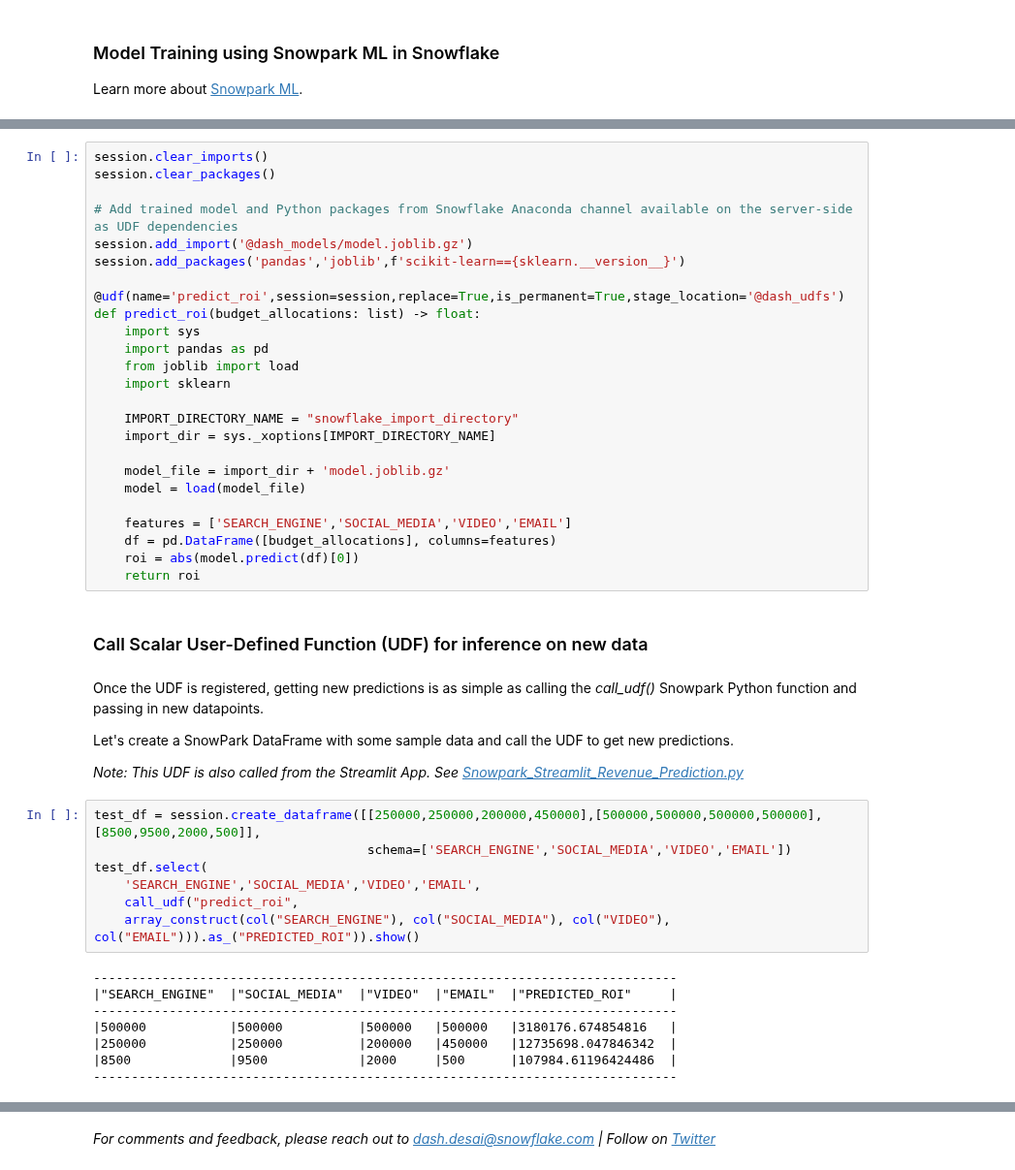
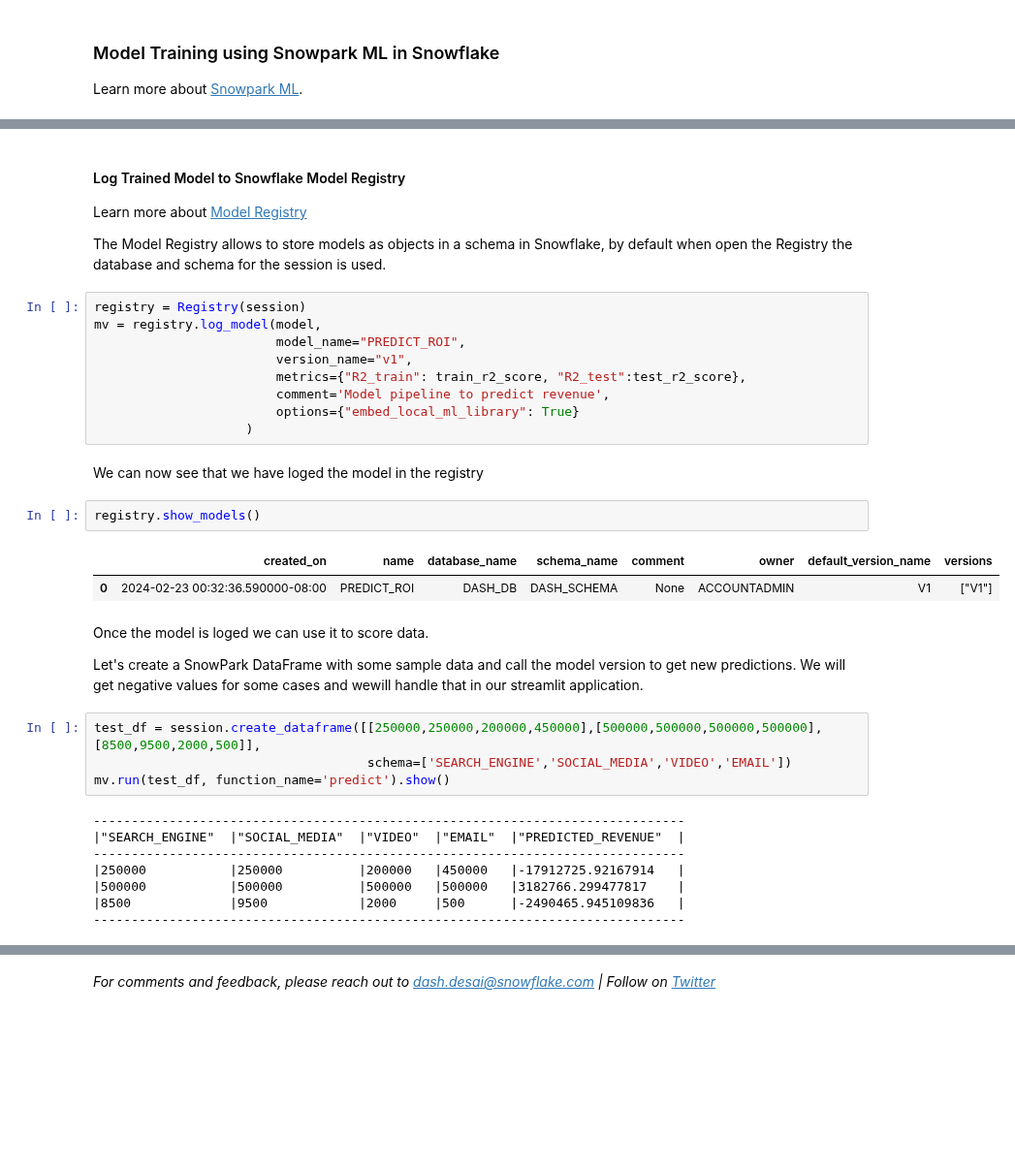
Before and after one commit to Snowflake-Labs/sfguide-getting-started-dataengineering-ml-snowpark-python, a Jupyter notebook: Snowpark_For_Python_ML.ipynb, the cells around one changed output, grey strips where cells are left out. Shown at 97% size. Drawn from its saved outputs; the diff is of its cells as text; blank space fills up the shorter version.

```diff
--- a/Snowpark_For_Python_ML.ipynb
+++ b/Snowpark_For_Python_ML.ipynb
@@ -181,48 +162,37 @@ TIP: Learn more about [Snowpark Python User-Defined Functions](https://docs.snow
-# %%
-session.clear_imports()
-session.clear_packages()
-
-# Add trained model and Python packages from Snowflake Anaconda channel available on the server-side as UDF dependencies
-session.add_import('@dash_models/model.joblib.gz')
-session.add_packages('pandas','joblib',f'scikit-learn=={sklearn.__version__}')
-
-@udf(name='predict_roi',session=session,replace=True,is_permanent=True,stage_location='@dash_udfs')
-def predict_roi(budget_allocations: list) -> float:
-    import sys
-    import pandas as pd
-    from joblib import load
-    import sklearn
-
-    IMPORT_DIRECTORY_NAME = "snowflake_import_directory"
-    import_dir = sys._xoptions[IMPORT_DIRECTORY_NAME]
-
-    model_file = import_dir + 'model.joblib.gz'
-    model = load(model_file)
-
-    features = ['SEARCH_ENGINE','SOCIAL_MEDIA','VIDEO','EMAIL']
-    df = pd.DataFrame([budget_allocations], columns=features)
-    roi = abs(model.predict(df)[0])
-    return roi
-# %% [markdown]
-### Call Scalar User-Defined Function (UDF) for inference on new data
-# %% [markdown]
-Once the UDF is registered, getting new predictions is as simple as calling the _call_udf()_ Snowpark Python function and passing in new datapoints.
-
-Let's create a SnowPark DataFrame with some sample data and call the UDF to get new predictions.
-
-*Note: This UDF is also called from the Streamlit App. See [Snowpark_Streamlit_Revenue_Prediction.py](Snowpark_Streamlit_Revenue_Prediction.py)*
+# %% [markdown]
+#### Log Trained Model to Snowflake Model Registry
+Learn more about [Model Registry](https://docs.snowflake.com/en/developer-guide/snowpark-ml/snowpark-ml-mlops-model-registry)
+
+The Model Registry allows to store models as objects in a schema in Snowflake, by default when open the Registry the database and schema for the session is used.
+# %%
+registry = Registry(session)
+mv = registry.log_model(model,
+                        model_name="PREDICT_ROI",
+                        version_name="v1",
+                        metrics={"R2_train": train_r2_score, "R2_test":test_r2_score},
+                        comment='Model pipeline to predict revenue',
+                        options={"embed_local_ml_library": True}
+                    )
+# %% [markdown]
+We can now see that we have loged the model in the registry
+# %%
+registry.show_models()
+# %% [output]
+|  | created_on | name | database_name | schema_name | comment | owner | default_version_name | versions |
+| 0 | 2024-02-23 00:32:36.590000-08:00 | PREDICT_ROI | DASH_DB | DASH_SCHEMA | None | ACCOUNTADMIN | V1 | ["V1"] |
+# %% [markdown]
+Once the model is loged we can use it to score data.
+
+Let's create a SnowPark DataFrame with some sample data and call the model version to get new predictions. We will get negative values for some cases and wewill handle that in our streamlit application.
 # %%
 test_df = session.create_dataframe([[250000,250000,200000,450000],[500000,500000,500000,500000],[8500,9500,2000,500]],
                                     schema=['SEARCH_ENGINE','SOCIAL_MEDIA','VIDEO','EMAIL'])
-test_df.select(
-    'SEARCH_ENGINE','SOCIAL_MEDIA','VIDEO','EMAIL',
-    call_udf("predict_roi",
-    array_construct(col("SEARCH_ENGINE"), col("SOCIAL_MEDIA"), col("VIDEO"), col("EMAIL"))).as_("PREDICTED_ROI")).show()
+mv.run(test_df, function_name='predict').show()
 # %% [output]
------------------------------------------------------------------------------
-|"SEARCH_ENGINE"  |"SOCIAL_MEDIA"  |"VIDEO"  |"EMAIL"  |"PREDICTED_ROI"     |
------------------------------------------------------------------------------
-|500000           |500000          |500000   |500000   |3180176.674854816   |
-|250000           |250000          |200000   |450000   |12735698.047846342  |
-|8500             |9500            |2000     |500      |107984.61196424486  |
------------------------------------------------------------------------------
+------------------------------------------------------------------------------
+|"SEARCH_ENGINE"  |"SOCIAL_MEDIA"  |"VIDEO"  |"EMAIL"  |"PREDICTED_REVENUE"  |
+------------------------------------------------------------------------------
+|250000           |250000          |200000   |450000   |-17912725.92167914   |
+|500000           |500000          |500000   |500000   |3182766.299477817    |
+|8500             |9500            |2000     |500      |-2490465.945109836   |
+------------------------------------------------------------------------------
```
Also changed, not shown: parts of 11 cells of this notebook, 5 other files.
